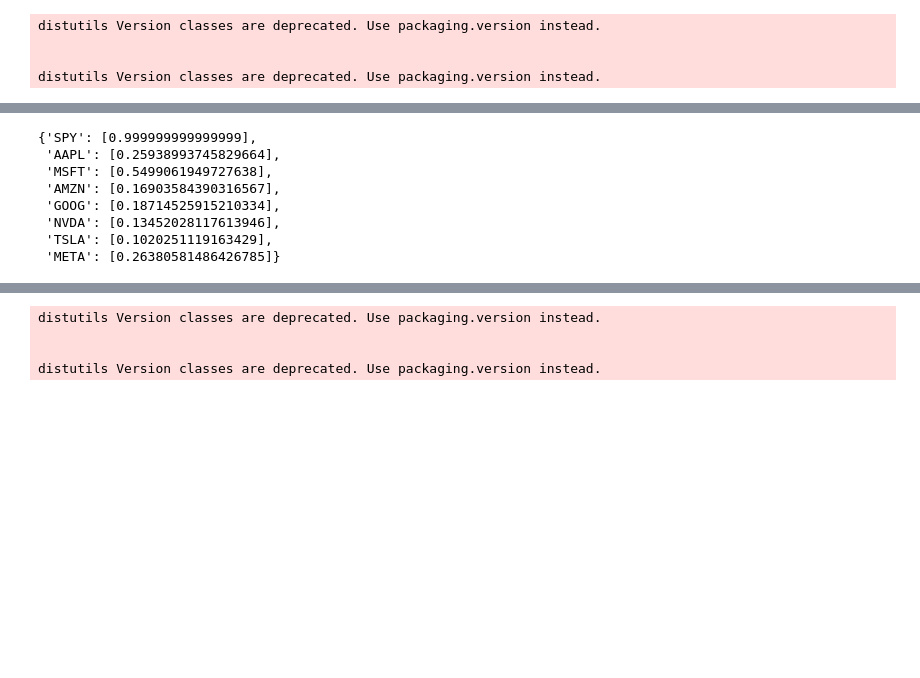
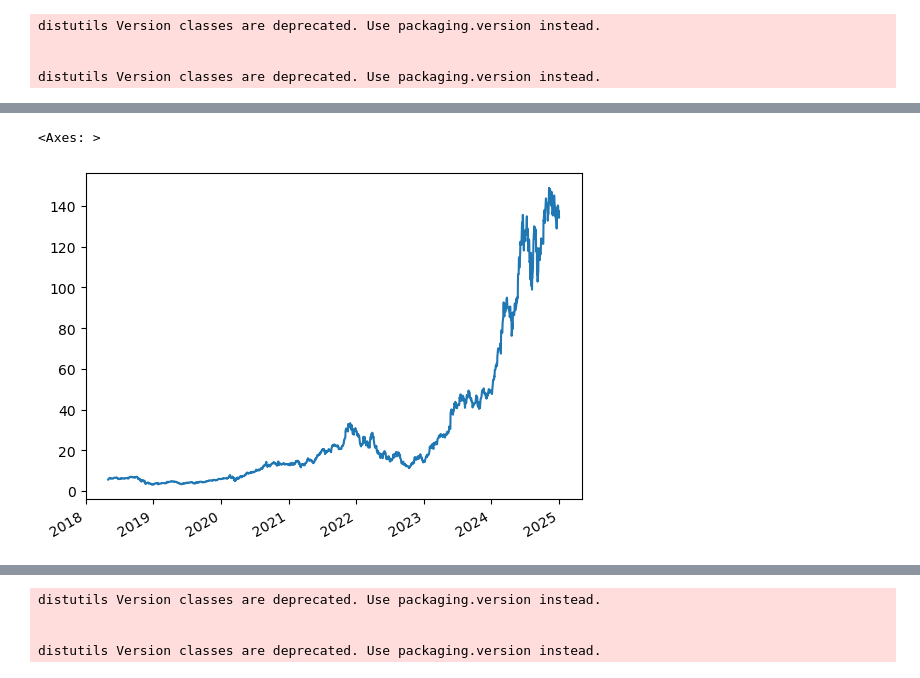
Before and after one commit to the-salty-austin/2025-iaqf-mafn, a Jupyter notebook: austin/download.ipynb, the cells around one changed output, grey strips where cells are left out. Saved outputs shown, nothing was run; the diff lists cells and outputs as text; code cells hidden in the pictures; blank space fills up the shorter version.

```diff
--- a/austin/download.ipynb
+++ b/austin/download.ipynb
@@ -424,12 +402 @@ betas
-# %%
-betas
-# %% [output]
-{'SPY': [0.999999999999999],
- 'AAPL': [0.25938993745829664],
- 'MSFT': [0.5499061949727638],
- 'AMZN': [0.16903584390316567],
- 'GOOG': [0.18714525915210334],
- 'NVDA': [0.13452028117613946],
- 'TSLA': [0.1020251119163429],
- 'META': [0.26380581486426785]}
 # %%
@@ -455,3 +422,8 @@ for target in (symbols + ['META']):
 
         # Append the beta to the corresponding list in the dictionary
         betas[target].append(beta)
+# %%
+yf_df['NVDA_CLOSE'].plot()
+# %% [output]
+<Axes: >
+[figure, added]
```
Also changed, not shown: parts of 15 cells of this notebook.
